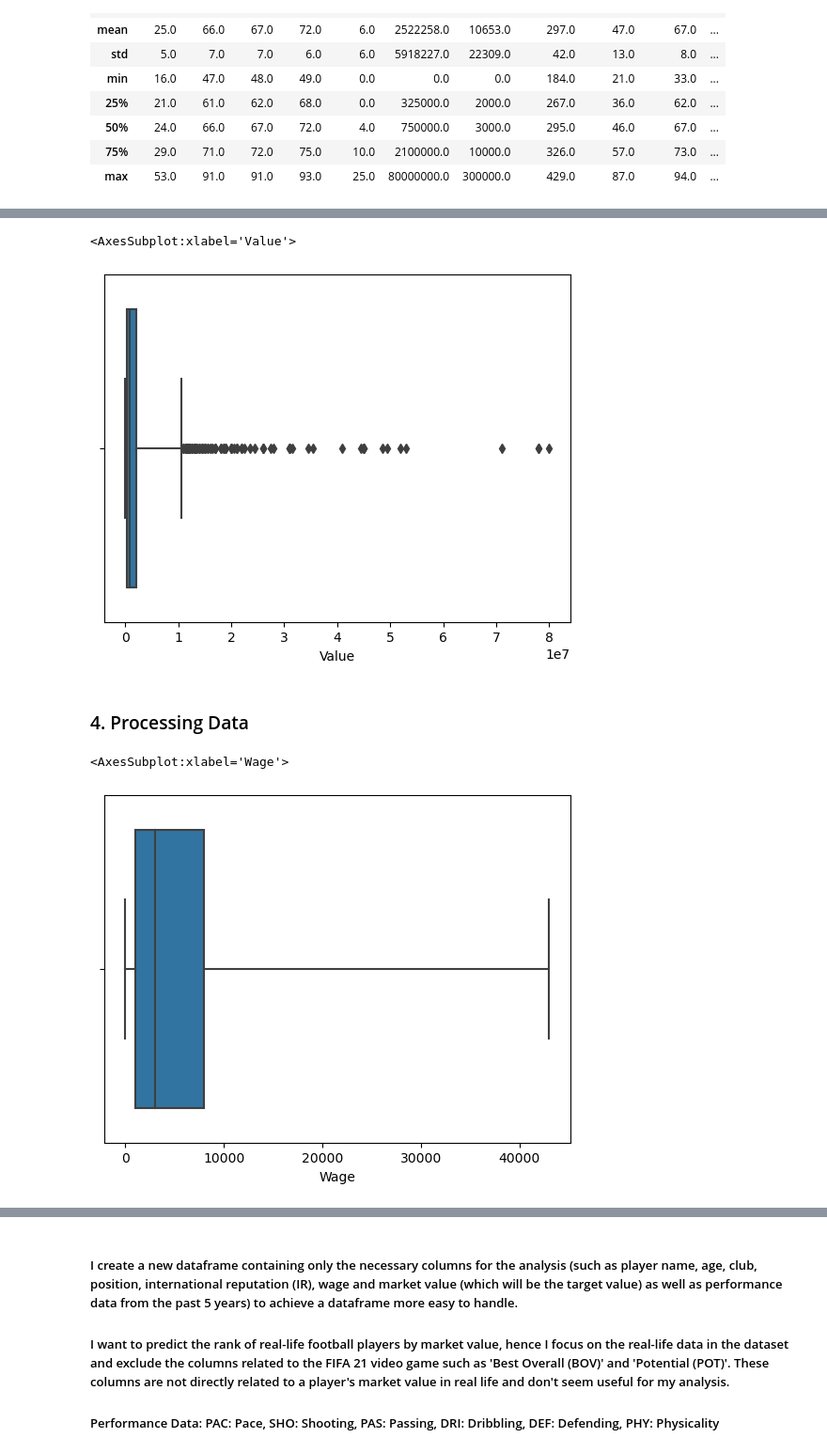
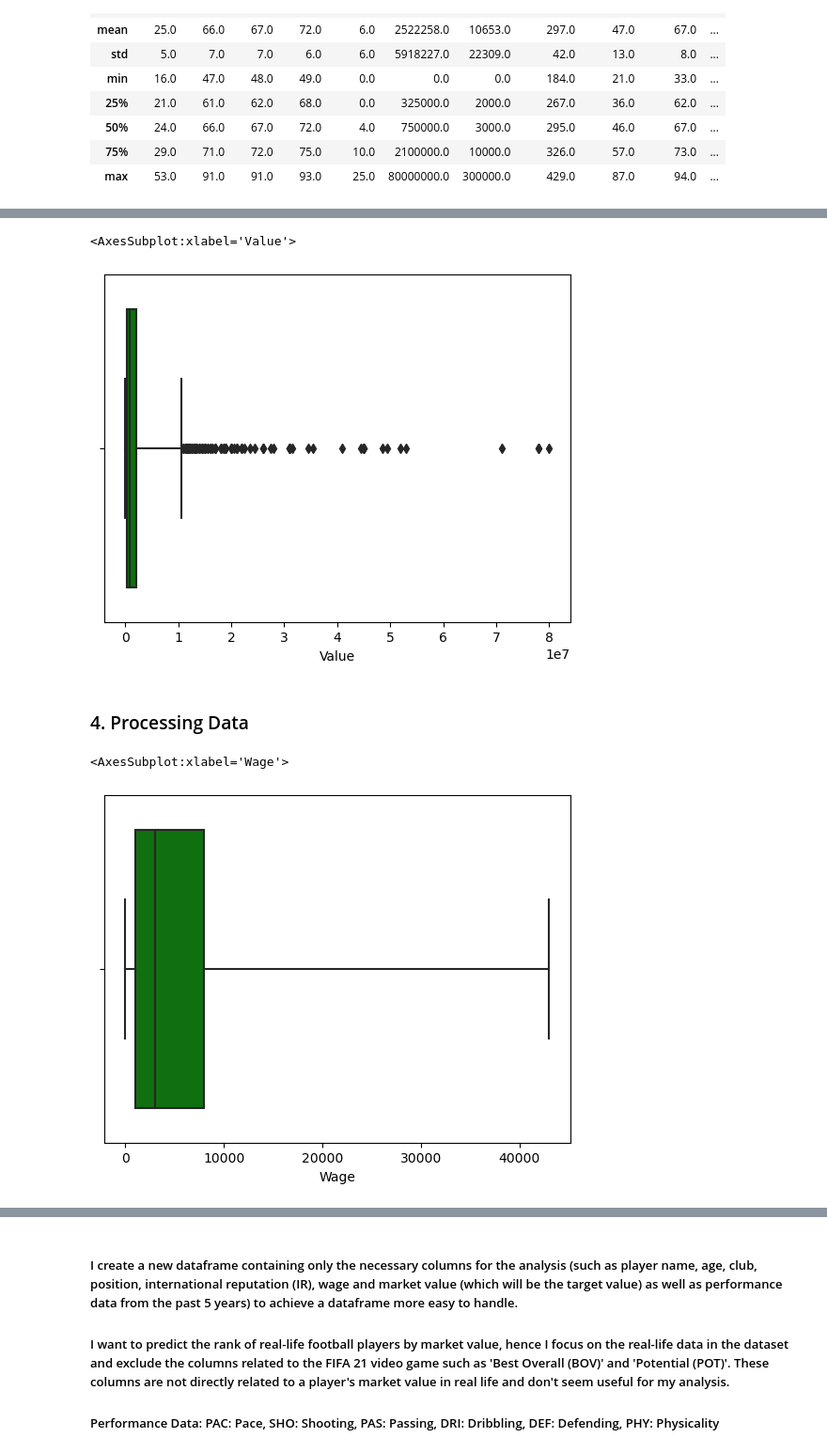
Before and after one commit to ieumann/data_mid_bootcamp_project_FIFA_MoneyBall, a Jupyter notebook: FIFA21_analysis-and-documentation.ipynb, the cells around one changed output, grey strips where cells are left out. Shown: that part at 94% size. Cells and saved outputs as stored; diff of their text form; code cells hidden in the pictures.

```diff
--- a/FIFA21_analysis-and-documentation.ipynb
+++ b/FIFA21_analysis-and-documentation.ipynb
@@ -214,8 +213,8 @@ df_forward['Value'].plot(kind='hist', bins=50)
 # %%
-sns.boxplot(x='Value', data=df_forward, whis=5)
+sns.boxplot(x='Value', data=df_forward, whis=5, color='green')
 # %% [output]
 <AxesSubplot:xlabel='Value'>
-[figure, old version]
+[figure, new version]
 # %% [markdown]
 ### 4. Processing Data
 # %%
@@ -223,9 +222,9 @@ sns.boxplot(x='Value', data=df_forward, whis=5)
 wage_threshold = df_forward['Wage'].quantile(0.95)
 df_forward_filtered = df_forward[df_forward['Wage'] <= wage_threshold]
 # %%
-sns.boxplot(x='Wage', data=df_forward_filtered, whis=5)
+sns.boxplot(x='Wage', data=df_forward_filtered, whis=5, color='green')
 # %% [output]
 <AxesSubplot:xlabel='Wage'>
-[figure, old version]
+[figure, new version]
 # %%
 # Eliminating the outlier in 'Wage' also improved it in 'Value'.
```
Also changed, not shown: parts of 12 cells of this notebook.
